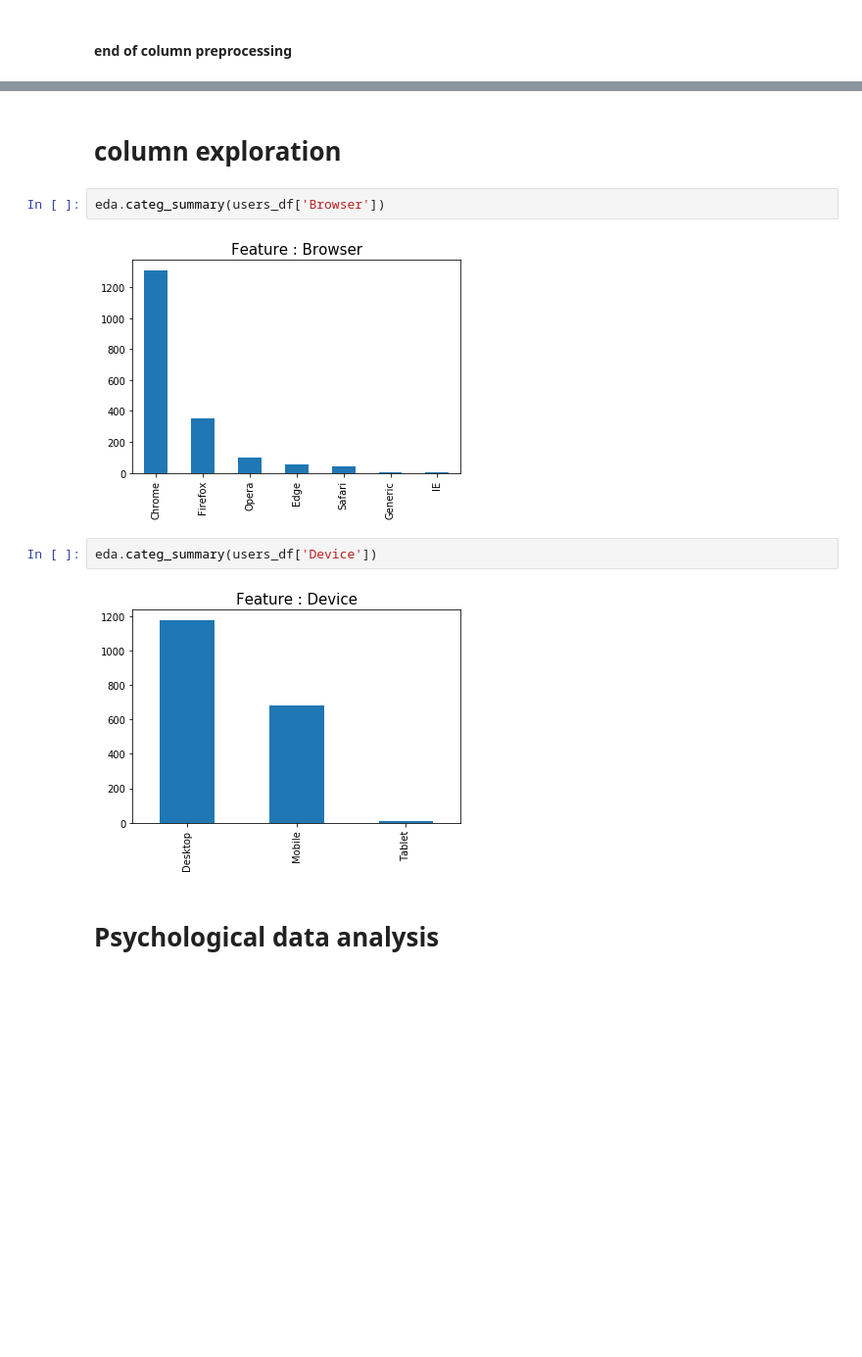
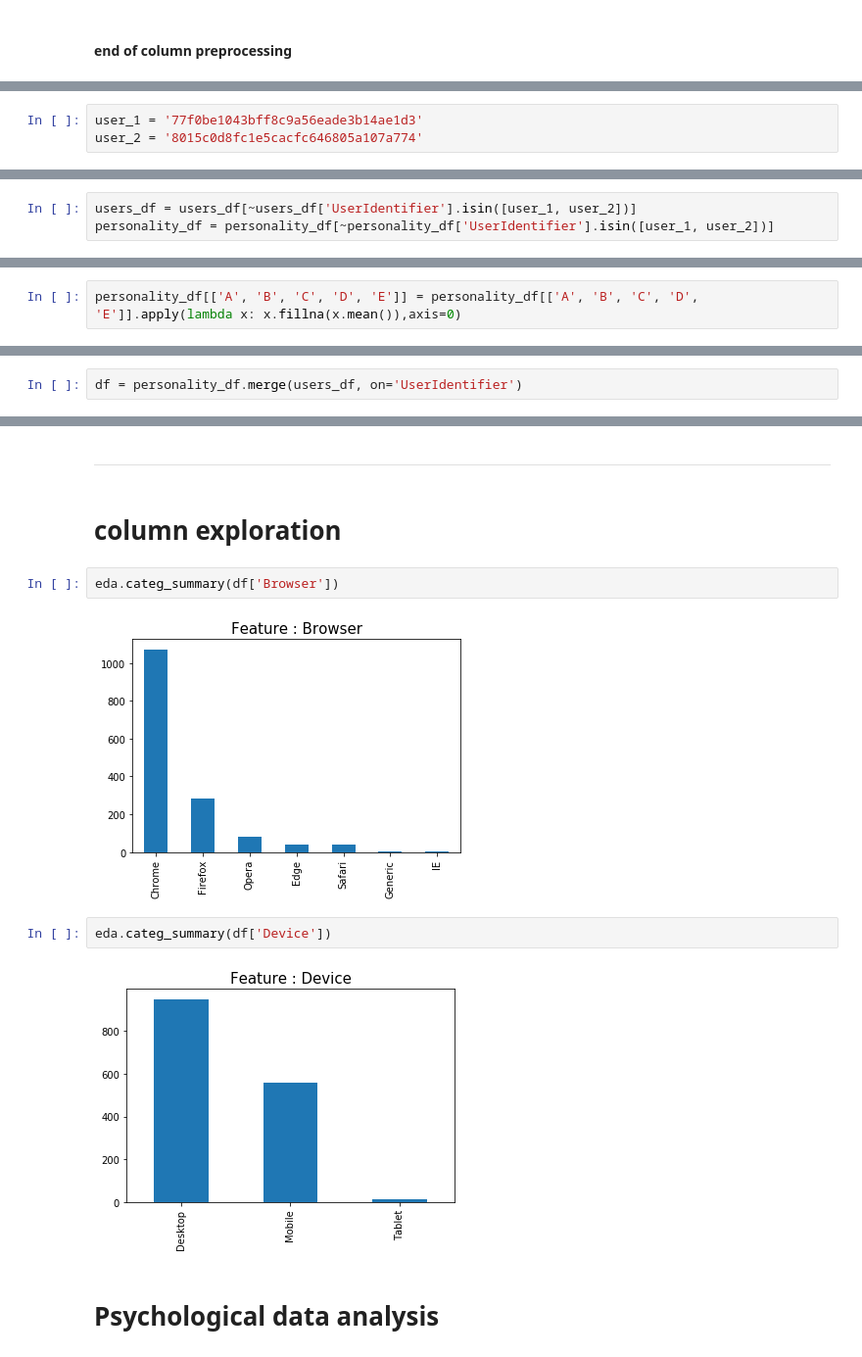
Before and after one commit to Ostyk/AdEmotion, a Jupyter notebook: Zadanie.ipynb, the cells around one changed output, grey strips where cells are left out. Shown: that part at 98% size. Saved outputs shown, nothing was run; the diff lists cells and outputs as text; blank space fills up the shorter version.

```diff
--- a/Zadanie.ipynb
+++ b/Zadanie.ipynb
@@ -264,0 +239,3 @@ users_df.head()
+# %%
+user_1 = '77f0be1043bff8c9a56eade3b14ae1d3'
+user_2 = '8015c0d8fc1e5cacfc646805a107a774'
@@ -264,0 +276,3 @@ users_df.head()
+# %%
+users_df = users_df[~users_df['UserIdentifier'].isin([user_1, user_2])]
+personality_df = personality_df[~personality_df['UserIdentifier'].isin([user_1, user_2])]
@@ -264,0 +295,2 @@ users_df.head()
+# %%
+personality_df[['A', 'B', 'C', 'D', 'E']] = personality_df[['A', 'B', 'C', 'D', 'E']].apply(lambda x: x.fillna(x.mean()),axis=0)
@@ -264,0 +307,2 @@ users_df.head()
+# %%
+df = personality_df.merge(users_df, on='UserIdentifier')
@@ -265,13 +311,15 @@ users_df.head()
+# %% [markdown]
+---------
 # %% [markdown]
 # column exploration
 # %%
-eda.categ_summary(users_df['Browser'])
+eda.categ_summary(df['Browser'])
 # %% [output]
-[figure, old version]
+[figure, new version]
 # %%
-eda.categ_summary(users_df['Device'])
+eda.categ_summary(df['Device'])
 # %% [output]
-[figure, old version]
+[figure, new version]
 # %% [markdown]
 # Psychological data analysis
 # %% [markdown]
```
Also changed, not shown: parts of 72 cells of this notebook.
